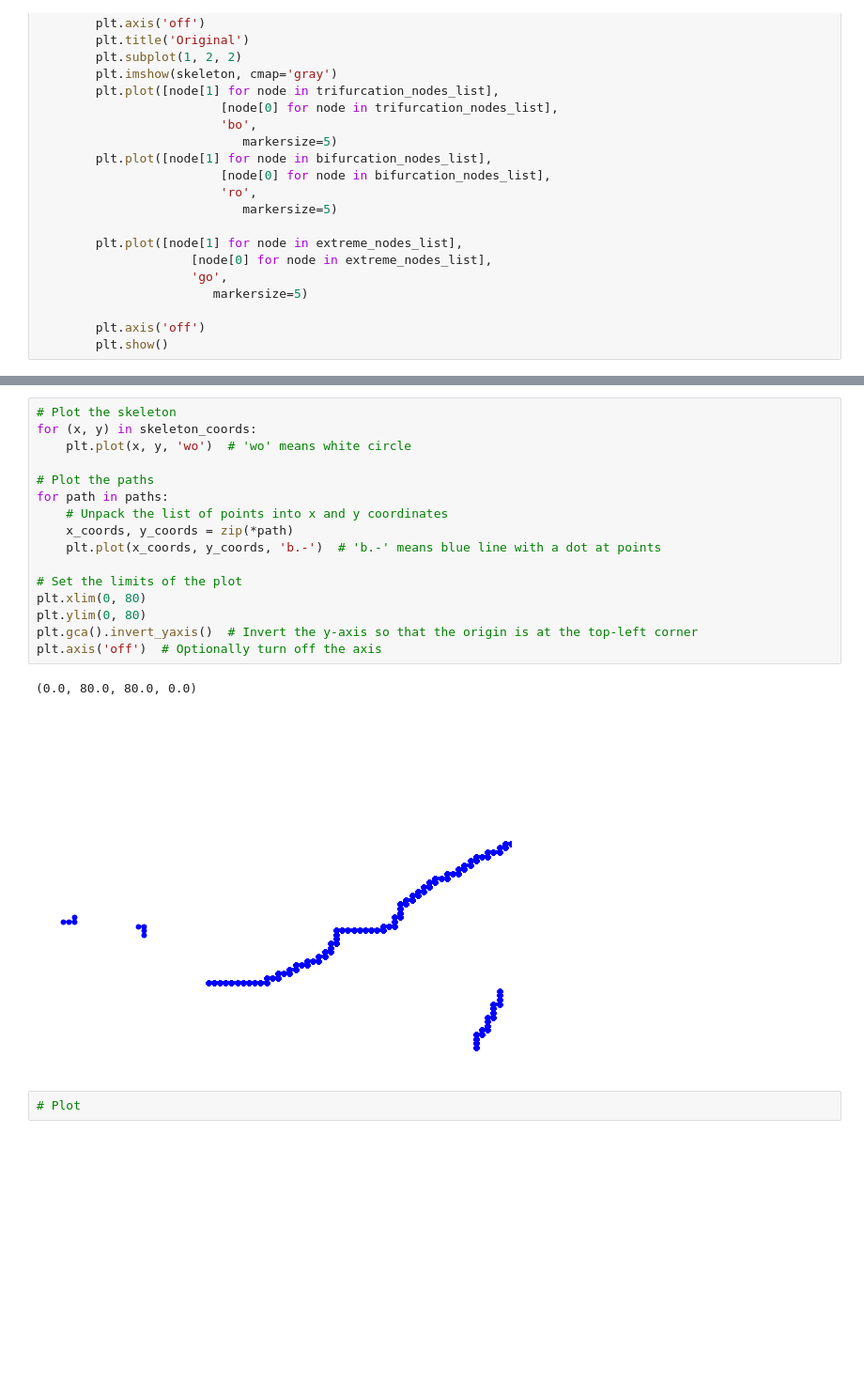
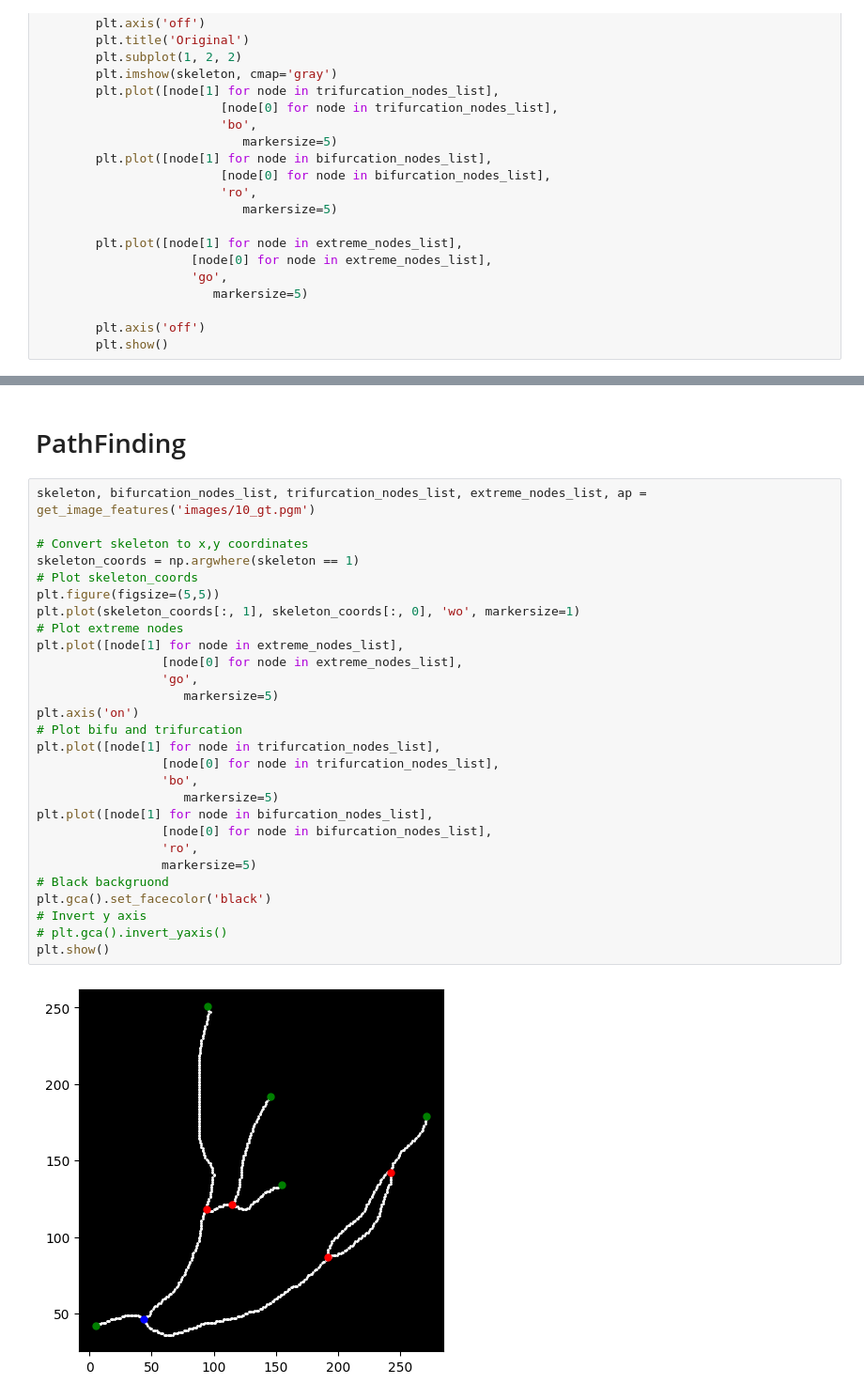
Before and after one commit to MGonza20/Proyecto01_VC_UVG, a Jupyter notebook: Problema02.ipynb, the cells around one changed output, grey strips where cells are left out. Shown: that part at 94% size. Saved outputs shown, nothing was run; the diff lists cells and outputs as text; blank space fills up the shorter version.

```diff
--- a/Problema02.ipynb
+++ b/Problema02.ipynb
@@ -331,21 +251,32 @@ plt.show()
-# %%
-# Plot the skeleton
-for (x, y) in skeleton_coords:
-    plt.plot(x, y, 'wo')  # 'wo' means white circle
-
-# Plot the paths
-for path in paths:
-    # Unpack the list of points into x and y coordinates
-    x_coords, y_coords = zip(*path)
-    plt.plot(x_coords, y_coords, 'b.-')  # 'b.-' means blue line with a dot at points
-
-# Set the limits of the plot
-plt.xlim(0, 80)
-plt.ylim(0, 80)
-plt.gca().invert_yaxis()  # Invert the y-axis so that the origin is at the top-left corner
-plt.axis('off')  # Optionally turn off the axis
-# %% [output]
-(0.0, 80.0, 80.0, 0.0)
-[figure, removed]
-# %%
-# Plot
+# %% [markdown]
+# PathFinding
+# %%
+skeleton, bifurcation_nodes_list, trifurcation_nodes_list, extreme_nodes_list, ap = get_image_features('images/10_gt.pgm')
+
+# Convert skeleton to x,y coordinates
+skeleton_coords = np.argwhere(skeleton == 1)
+# Plot skeleton_coords
+plt.figure(figsize=(5,5))
+plt.plot(skeleton_coords[:, 1], skeleton_coords[:, 0], 'wo', markersize=1)
+# Plot extreme nodes
+plt.plot([node[1] for node in extreme_nodes_list],
+				 [node[0] for node in extreme_nodes_list],
+				 'go',
+					markersize=5)
+plt.axis('on')
+# Plot bifu and trifurcation
+plt.plot([node[1] for node in trifurcation_nodes_list],
+				 [node[0] for node in trifurcation_nodes_list],
+				 'bo',
+					markersize=5)
+plt.plot([node[1] for node in bifurcation_nodes_list],
+				 [node[0] for node in bifurcation_nodes_list],
+				 'ro',
+				 markersize=5)
+# Black backgruond
+plt.gca().set_facecolor('black')
+# Invert y axis
+# plt.gca().invert_yaxis()
+plt.show()
+# %% [output]
+[figure, added]
```
Also changed, not shown: parts of 12 cells of this notebook.
